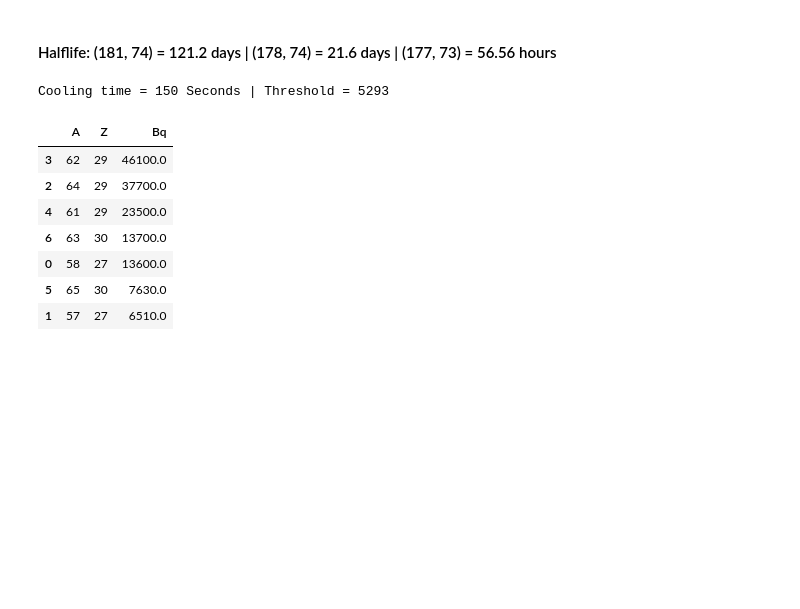
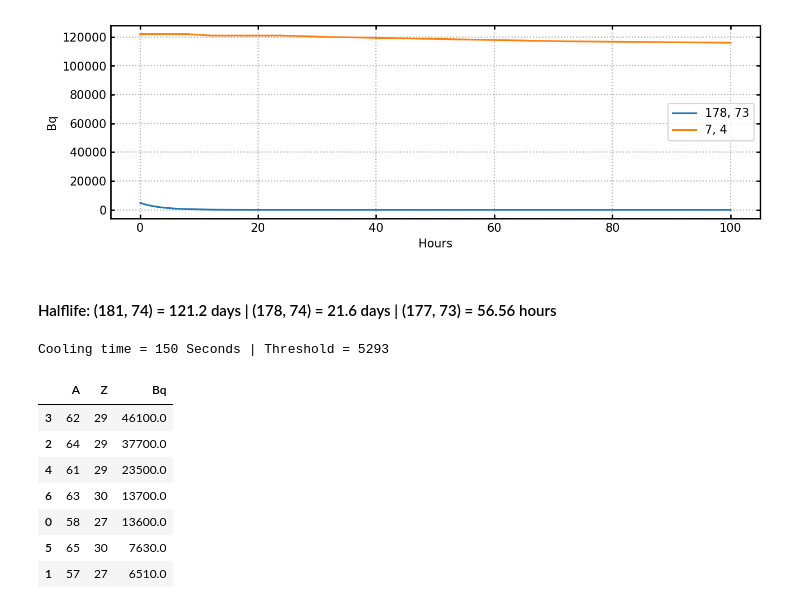
Before and after one commit to sewerininc/fluka_simulations, a Jupyter notebook: python_notebook/first test.ipynb, the cells around one changed output. Saved outputs shown, nothing was run; the diff lists cells and outputs as text; code cells hidden in the pictures; blank space fills up the shorter version.

```diff
--- a/python_notebook/first test.ipynb
+++ b/python_notebook/first test.ipynb
@@ -176,19 +176,13 @@ def sort_df(df: pd.DataFrame) -> pd.DataFrame:
     return df_return.fillna(0)
 
 
-def indv_atom(type_: str, A: str, Z: str) -> list:
-    if type_ == "Brass":
-        paths = brass_paths
-    else:
-        paths = tungsten_paths
+def indv_atom(type_: str, A: str, Z: str, number=3) -> list:
+    paths = type_
 
     values = []
     for i in paths:
-        if i == "/home/msd/AU/fluka_simulations/Full_Sim/Tungsten/tungsten_totsim_50_sum.lis" \
-        or i == "/home/msd/AU/fluka_simulations/Full_Sim/Brass/brass_totsim_50_sum.lis":
-            continue
         try:
-            ff1, uncb = get_df_sum(i)
+            ff1, uncb = get_df_sum(i, number=number)
             values.append(ff1.loc[A, Z].sum())
         except Exception as e:
             print("error : ", e)
@@ -196,17 +190,23 @@ def indv_atom(type_: str, A: str, Z: str) -> list:
     return values
 
 
-def plot_spec(type_: str, A: list, Z: list) -> None:
+def plot_spec(type_: str, A: list, Z: list, number=3, ylog=False) -> None:
+    paths = type_
+    times = []
 
-    data = pd.DataFrame(index=tungsten_t)
+    for path in paths:
+        times.append(cool_times_dict[f"cool{int(path.split('_')[number])-20}"])
+
+    data = pd.DataFrame(index=times)
     for a, z in zip(A, Z):
-        data[f"{a}, {z}"] = indv_atom(type_, a, z)
+        data[f"{a}, {z}"] = indv_atom(type_, a, z, number=number)
     data = data.sort_index()
     for i in data.columns:
         plt.plot(data.index.values/60/60, data[i].values, label=i)
-    plt.title(type_)
     plt.xlabel("Hours")
     plt.ylabel("Bq")
+    if ylog:
+        plt.yscale("log")
     plt.legend()
     plt.show()
 
@@ -308,6 +308,10 @@ def fit_data(df, df_uncs, guess=[7e8, 0.00009, 2e8], prints = False):
         print("halflife = ", 1/popt[1]/60/60, " hours +-", (1/popt[1]**4*perr[1]**2)**(1/2)/60/60)
 
     return popt, perr
+# %%
+plot_spec(tungsten1p27_paths, ["178", "7"], ["73", "4"], ylog=False)
+# %% [output]
+[figure, added]
 # %% [markdown]
 #### Halflife:  (181, 74) = 121.2 days | (178, 74) = 21.6 days | (177, 73) = 56.56 hours
 # %%
```
Also changed, not shown: parts of 2 cells of this notebook.
